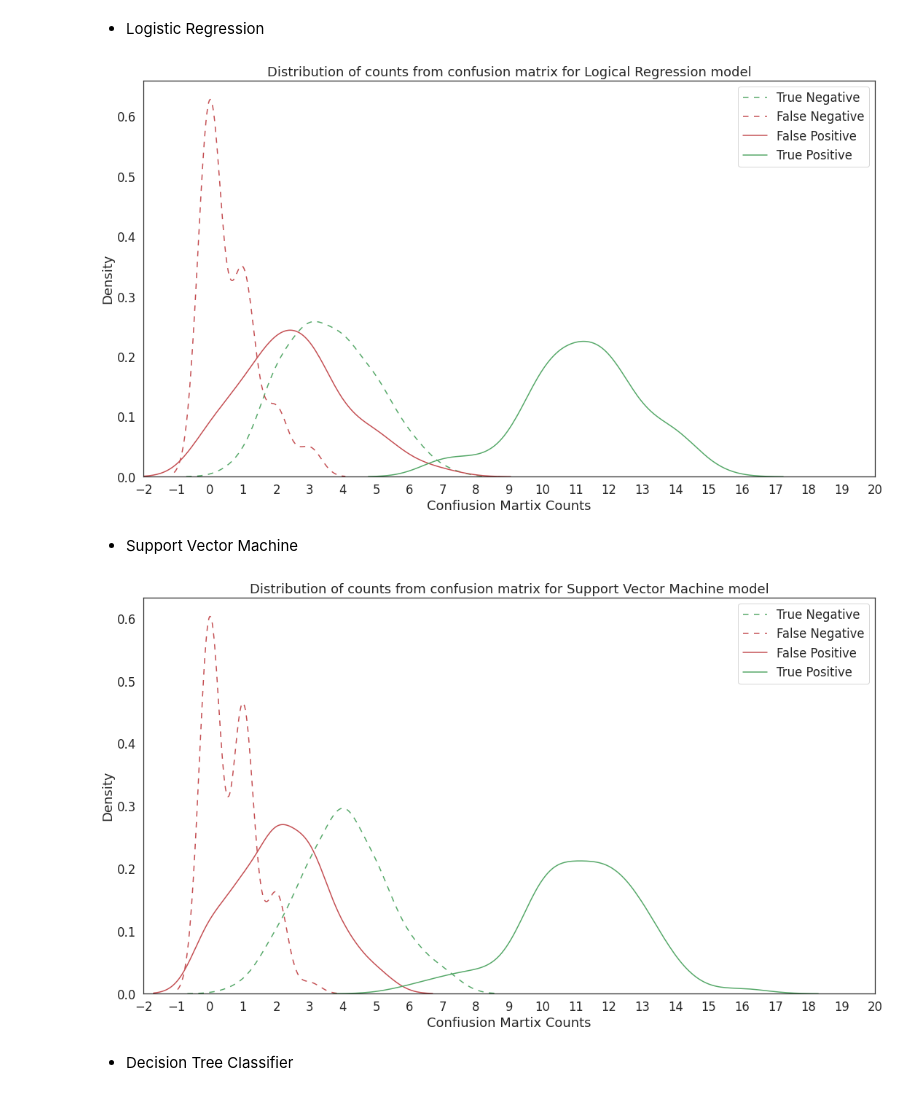
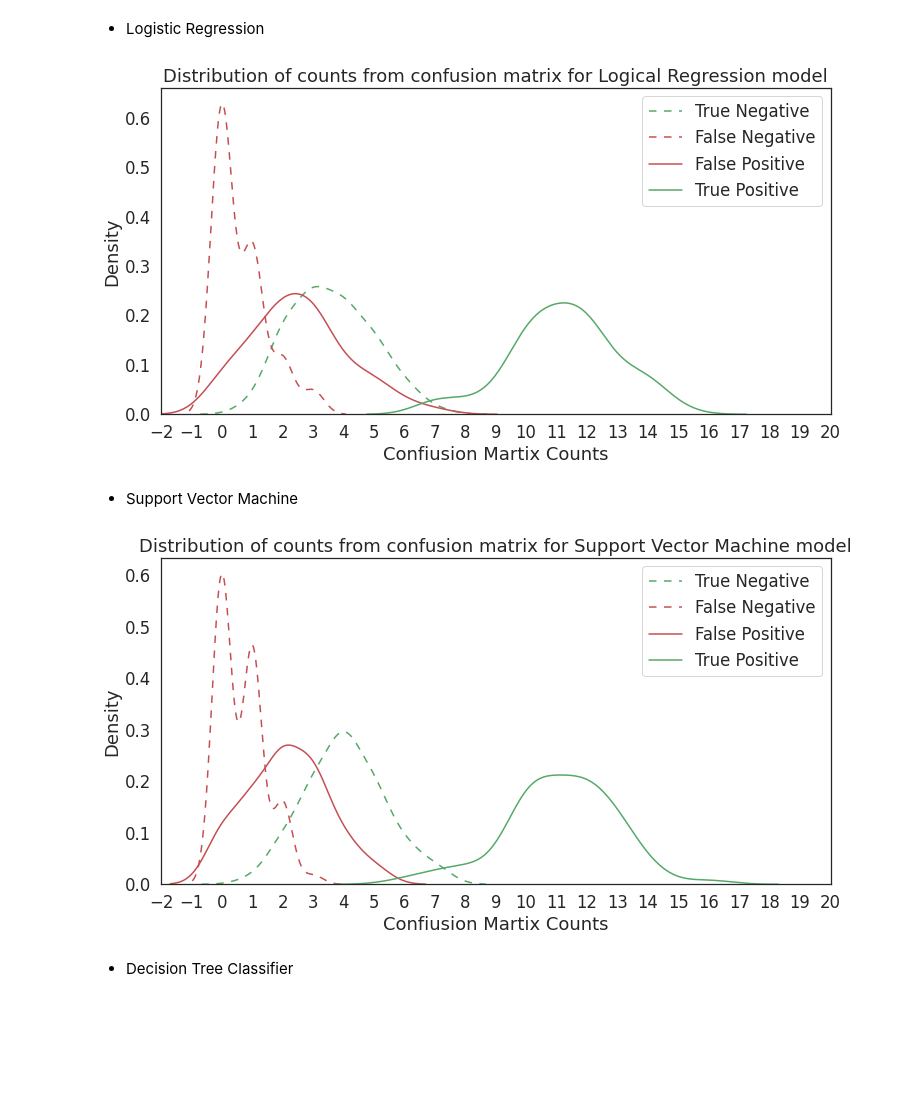
Before and after one commit to ljszatkowski/Applied-Data-Science-Capstone---Coursera, a Jupyter notebook: 09_Statistics_for_Predictive_Analysis.ipynb, the cells around one changed output. Saved outputs shown, nothing was run; the diff lists cells and outputs as text; code cells hidden in the pictures; blank space fills up the shorter version.

```diff
--- a/09_Statistics_for_Predictive_Analysis.ipynb
+++ b/09_Statistics_for_Predictive_Analysis.ipynb
@@ -232,33 +232,33 @@ We can prepare histograms for each models and looks again:
 # %% [markdown]
 * Logistic Regression
 # %%
-plt.figure(figsize=(18, 10))
+plt.figure(figsize=(12, 6))
 
 sns.set(font_scale = 1.5)
 sns.set_style("white")
 
 ax1 = sns.distplot(stat_df['LR_TN'], hist=False, color="g", label ="True Negative")
 ax2 = sns.distplot(stat_df['LR_FN'], hist=False, color="r", label ="False Negative", ax=ax1)
 ax3 = sns.distplot(stat_df['LR_FP'], hist=False, color="r", label ="False Positive", ax=ax1)
 ax4 = sns.distplot(stat_df['LR_TP'], hist=False, color="g", label ="True Positive", ax=ax1)
 ax1.lines[0].set_linestyle((0, (5, 5)))
 ax2.lines[1].set_linestyle((0, (5, 5)))
 ax1.set(xlim=(-2, 20))
 plt.xticks(np.arange(-2, 21, 1))
 
 plt.title("Distribution of counts from confusion matrix for Logical Regression model")
 plt.xlabel('Confiusion Martix Counts')
 plt.ylabel('Density')
 plt.legend()
 
 plt.show()
 plt.close()
 # %% [output]
-[figure, old version]
+[figure, new version]
 # %% [markdown]
 * Support Vector Machine
 # %%
-plt.figure(figsize=(18, 10))
+plt.figure(figsize=(12, 6))
 
 sns.set(font_scale = 1.5)
 sns.set_style("white")
@@ -281,7 +281,7 @@ plt.legend()
 plt.show()
 plt.close()
 # %% [output]
-[figure, old version]
+[figure, new version]
 # %% [markdown]
 * Decision Tree Classifier
 # %%
```
Also changed, not shown: parts of 3 cells of this notebook.
